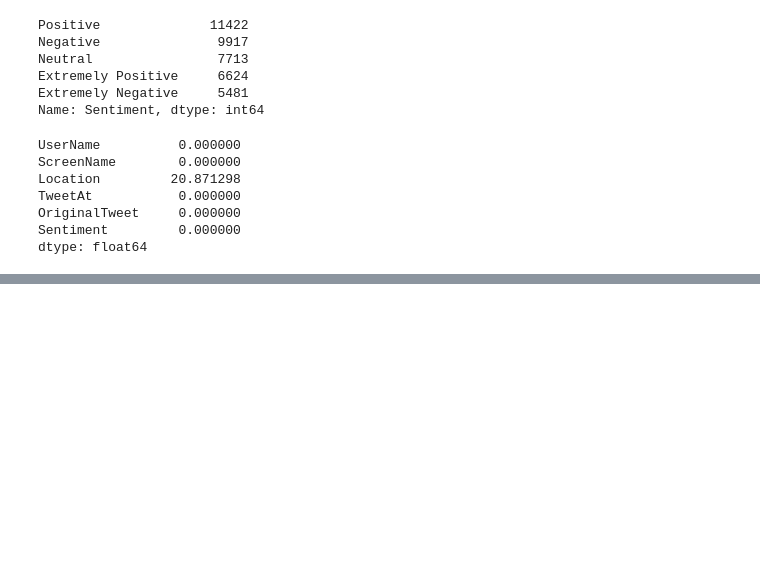
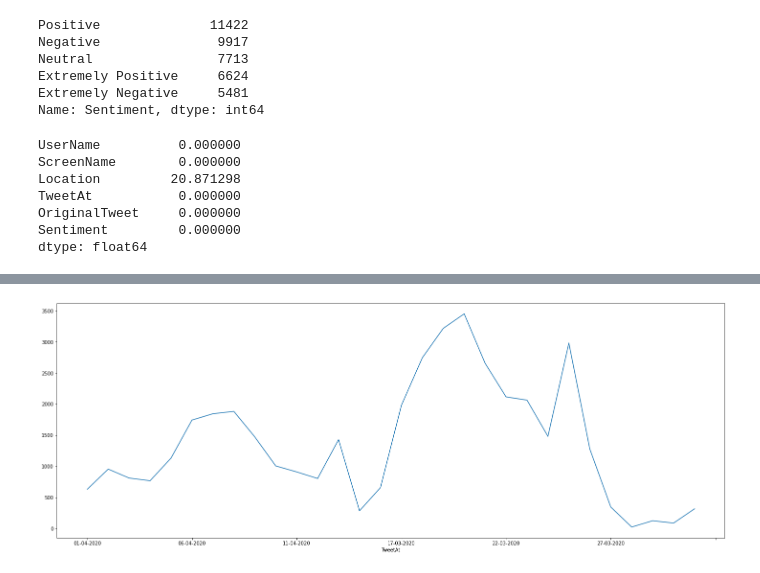
Before and after one commit to MOHD-TAUFIQUE/Classification-Project, a Jupyter notebook: Copy_of_Coronavirus_Tweet_Sentiment_Analysis_Capstone_Project.ipynb, the cells around one changed output, grey strips where cells are left out. Cells and saved outputs as stored; diff of their text form; code cells hidden in the pictures; blank space fills up the shorter version.

```diff
--- a/Copy_of_Coronavirus_Tweet_Sentiment_Analysis_Capstone_Project.ipynb
+++ b/Copy_of_Coronavirus_Tweet_Sentiment_Analysis_Capstone_Project.ipynb
@@ -150,0 +180,6 @@ dtype: float64
+# %%
+plt.figure(figsize=(25,9))
+grp_tweetAt=corona_tweet_df.groupby('TweetAt').count()['OriginalTweet'].plot()
+plt.show()
+# %% [output]
+[figure, added]
```
Also changed, not shown: parts of 6 cells of this notebook.
